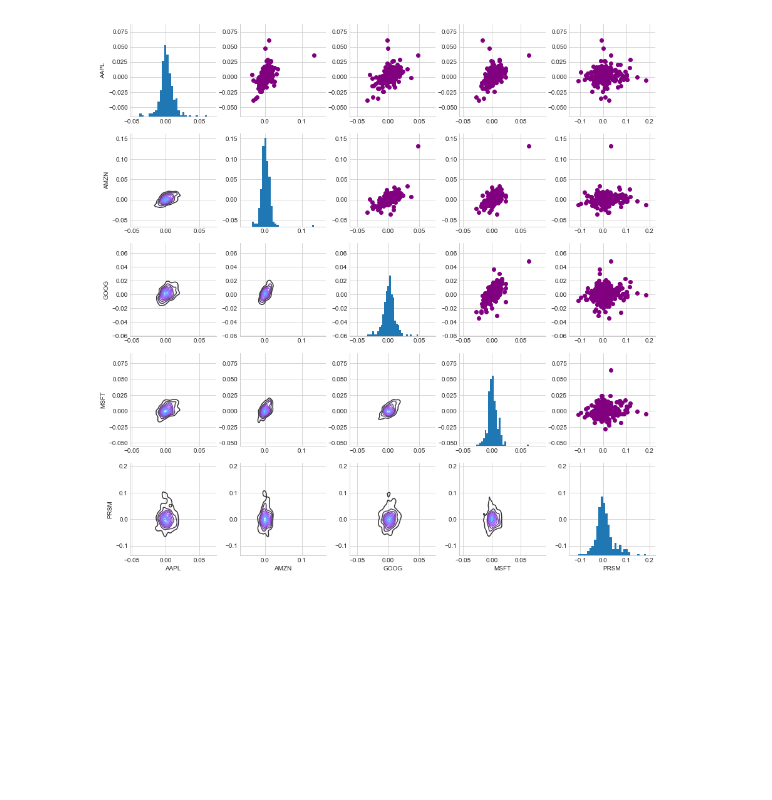
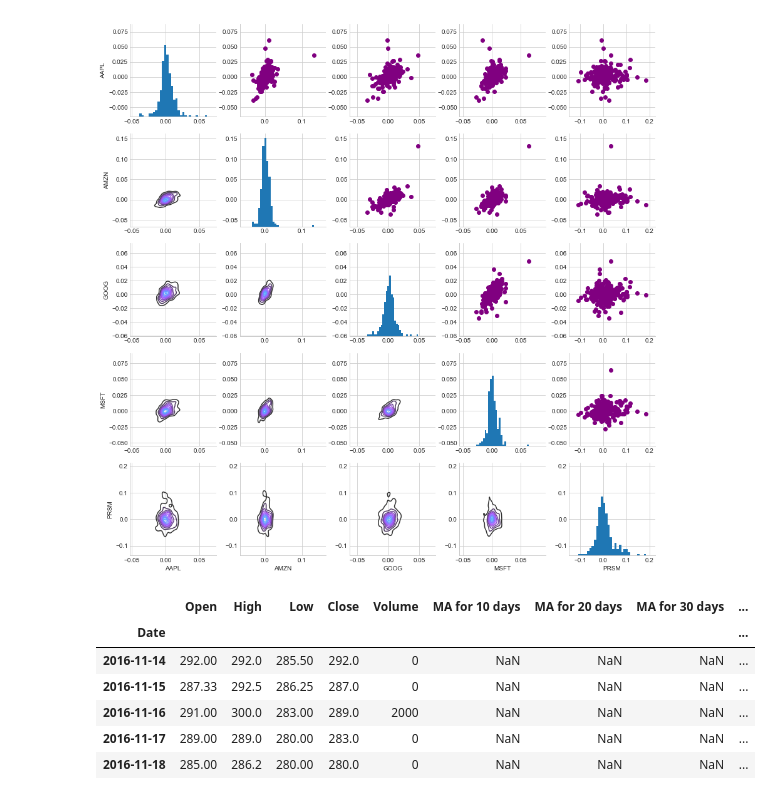
Before and after one commit to anan44/stock_market_analysis, a Jupyter notebook: Stock Market Analysis.ipynb, the cells around one changed output. Cells and saved outputs as stored; diff of their text form; code cells hidden in the pictures; blank space fills up the shorter version.

```diff
--- a/Stock Market Analysis.ipynb
+++ b/Stock Market Analysis.ipynb
@@ -351,3 +351,13 @@ returns_fig.map_diag(plt.hist, bins=30)
 # %% [output]
 <seaborn.axisgrid.PairGrid at 0x...>
 [figure]
+# %%
+bp.head()
+# %% [output]
+|  | Open | High | Low | Close | Volume | MA for 10 days | MA for 20 days | MA for 30 days | ... |
+| Date |  |  |  |  |  |  |  |  | ... |
+| 2016-11-14 | 292.00 | 292.0 | 285.50 | 292.0 | 0 | NaN | NaN | NaN | ... |
+| 2016-11-15 | 287.33 | 292.5 | 286.25 | 287.0 | 0 | NaN | NaN | NaN | ... |
+| 2016-11-16 | 291.00 | 300.0 | 283.00 | 289.0 | 2000 | NaN | NaN | NaN | ... |
+| 2016-11-17 | 289.00 | 289.0 | 280.00 | 283.0 | 0 | NaN | NaN | NaN | ... |
+| 2016-11-18 | 285.00 | 286.2 | 280.00 | 280.0 | 0 | NaN | NaN | NaN | ... |
```
Also changed, not shown: parts of 4 cells of this notebook.
